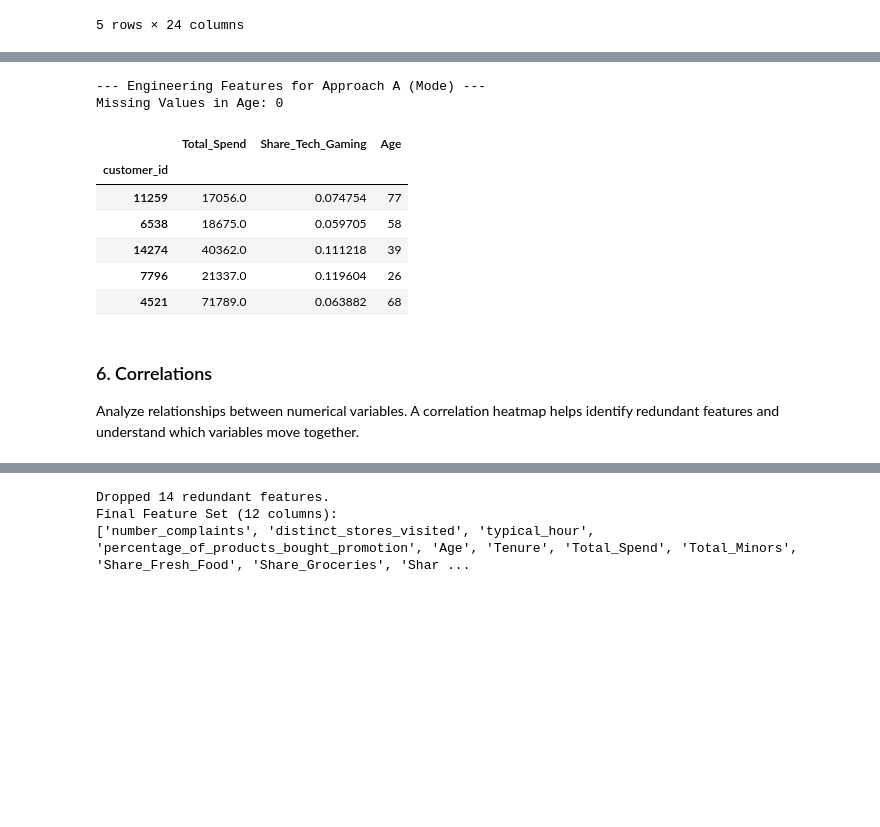
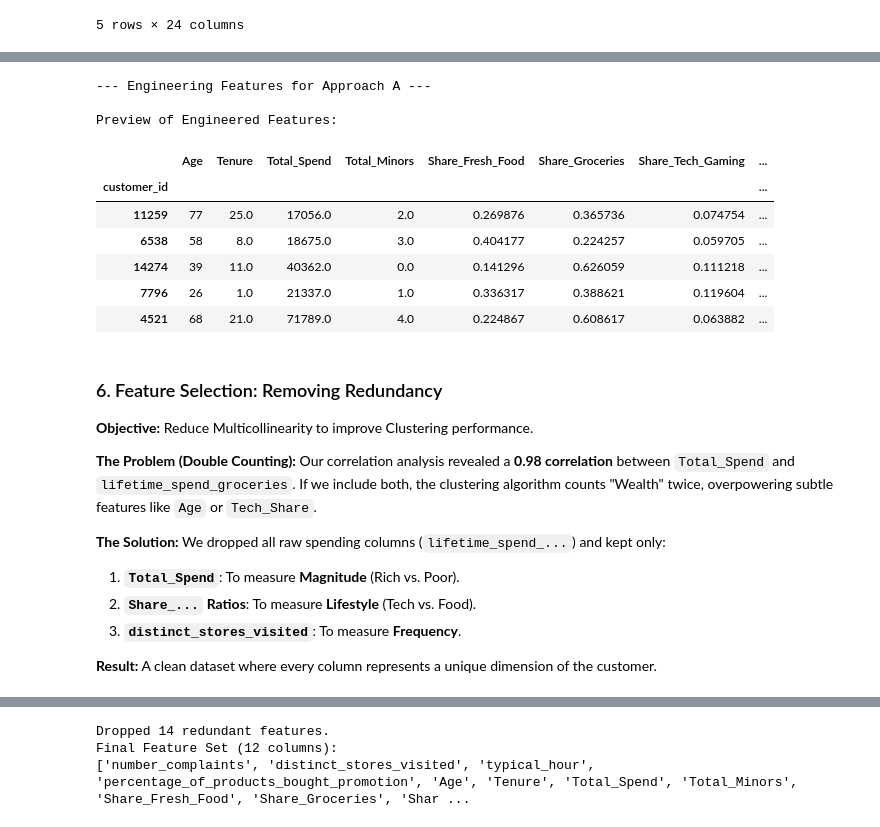
Before and after one commit to MateusAMP2119/CS-Project, a Jupyter notebook: 2_preprocessing.ipynb, the cells around one changed output, grey strips where cells are left out. Drawn from its saved outputs; the diff is of its cells as text; code cells hidden in the pictures; blank space fills up the shorter version.

```diff
--- a/2_preprocessing.ipynb
+++ b/2_preprocessing.ipynb
@@ -318,6 +256,6 @@ This can include derived fields (totals, tenure, age-like features) and dropping
 # %%
 # ---------------------------------------------------------
-# FUNCTION: Feature Engineering Pipeline (FIXED)
+# 5. FEATURE ENGINEERING
 # ---------------------------------------------------------
 def engineer_features(df):
     """
@@ -327,12 +265,8 @@ def engineer_features(df):
 
     # 1. Date Conversions (Age & Tenure)
     if 'customer_birthdate' in data.columns:
-        # FIX: errors='coerce' turns "Unknown" into NaT (Not a Time)
         data['customer_birthdate'] = pd.to_datetime(data['customer_birthdate'], errors='coerce')
-
-        # Calculate Age (NaT will result in NaN age, which is correct for "Unknown")
         data['Age'] = 2025 - data['customer_birthdate'].dt.year
-
     if 'year_first_transaction' in data.columns:
         # Convert to numeric just in case "Unknown" string is present here too
         data['year_first_transaction'] = pd.to_numeric(data['year_first_transaction'], errors='coerce')
@@ -362,55 +296,69 @@ def engineer_features(df):
 
     data['Share_Tech_Gaming'] = (
         data['lifetime_spend_electronics'] +
         data['lifetime_spend_videogames']
     ) / total_safe
 
     data['Share_Drinks'] = (
         data['lifetime_spend_alcohol_drinks'] +
         data['lifetime_spend_nonalcohol_drinks']
     ) / total_safe
 
     # 5. Behavioral Features
     if 'distinct_stores_visited' in data.columns:
         data['distinct_stores_visited'] = pd.to_numeric(data['distinct_stores_visited'], errors='coerce')
         data['Avg_Spend_Per_Visit'] = data['Total_Spend'] / (data['distinct_stores_visited'] + 1)
 
     # 6. Cleanup
     cols_to_drop = [
         'customer_name', 'customer_birthdate', 'year_first_transaction',
         'loyalty_card_number', 'latitude', 'longitude', 'customer_gender'
     ]
     data.drop(columns=cols_to_drop, inplace=True, errors='ignore')
 
     data.replace([np.inf, -np.inf], 0, inplace=True)
 
     return data
 
-# ---------------------------------------------------------
-# EXECUTE ON BOTH BRANCHES
-# ---------------------------------------------------------
 
-# Apply to Branch A
-print("--- Engineering Features for Approach A (Mode) ---")
+print("--- Engineering Features ---")
 data_mode_final = engineer_features(data_mode_clean)
-# Mode approach shouldn't have NaNs, but good to check
-print(f"Missing Values in Age: {data_mode_final['Age'].isnull().sum()}")
-display(data_mode_final[['Total_Spend', 'Share_Tech_Gaming', 'Age']].head())
+# New Engineered features
+new_features = [
+    'Age', 'Tenure', 'Total_Spend', 'Total_Minors',
+    'Share_Fresh_Food', 'Share_Groceries', 'Share_Tech_Gaming', 'Share_Drinks',
+    'Avg_Spend_Per_Visit'
+]
+existing_new_features = [col for col in new_features if col in data_mode_final.columns]
+print("\nPreview of Engineered Features:")
+display(data_mode_final[existing_new_features].head())
 # %% [output]
---- Engineering Features for Approach A (Mode) ---
-Missing Values in Age: 0
+--- Engineering Features for Approach A ---
+
+Preview of Engineered Features:
-|  | Total_Spend | Share_Tech_Gaming | Age |
-| customer_id |  |  |  |
-| 11259 | 17056.0 | 0.074754 | 77 |
-| 6538 | 18675.0 | 0.059705 | 58 |
-| 14274 | 40362.0 | 0.111218 | 39 |
-| 7796 | 21337.0 | 0.119604 | 26 |
-| 4521 | 71789.0 | 0.063882 | 68 |
+|  | Age | Tenure | Total_Spend | Total_Minors | Share_Fresh_Food | Share_Groceries | Share_Tech_Gaming | ... |
+| customer_id |  |  |  |  |  |  |  | ... |
+| 11259 | 77 | 25.0 | 17056.0 | 2.0 | 0.269876 | 0.365736 | 0.074754 | ... |
+| 6538 | 58 | 8.0 | 18675.0 | 3.0 | 0.404177 | 0.224257 | 0.059705 | ... |
+| 14274 | 39 | 11.0 | 40362.0 | 0.0 | 0.141296 | 0.626059 | 0.111218 | ... |
+| 7796 | 26 | 1.0 | 21337.0 | 1.0 | 0.336317 | 0.388621 | 0.119604 | ... |
+| 4521 | 68 | 21.0 | 71789.0 | 4.0 | 0.224867 | 0.608617 | 0.063882 | ... |
-# %% [markdown]
-### 6. Correlations
-
-Analyze relationships between numerical variables.
-A correlation heatmap helps identify redundant features and understand which variables move together.
+# %% [markdown]
+### 6. Feature Selection: Removing Redundancy
+
+**Objective:** Reduce Multicollinearity to improve Clustering performance.
+
+**The Problem (Double Counting):**
+Our correlation analysis revealed a **0.98 correlation** between `Total_Spend` and `lifetime_spend_groceries`.
+If we include both, the clustering algorithm counts "Wealth" twice, overpowering subtle features like `Age` or `Tech_Share`.
+
+**The Solution:**
+We dropped all raw spending columns (`lifetime_spend_...`) and kept only:
+1.  **`Total_Spend`**: To measure **Magnitude** (Rich vs. Poor).
+2.  **`Share_...` Ratios**: To measure **Lifestyle** (Tech vs. Food).
+3.  **`distinct_stores_visited`**: To measure **Frequency**.
+
+**Result:** A clean dataset where every column represents a unique dimension of the customer.
 # %%
 # ---------------------------------------------------------
 # 6.1 VISUALIZE CORRELATIONS
```
Also changed, not shown: parts of 22 cells of this notebook, 2 other files.
